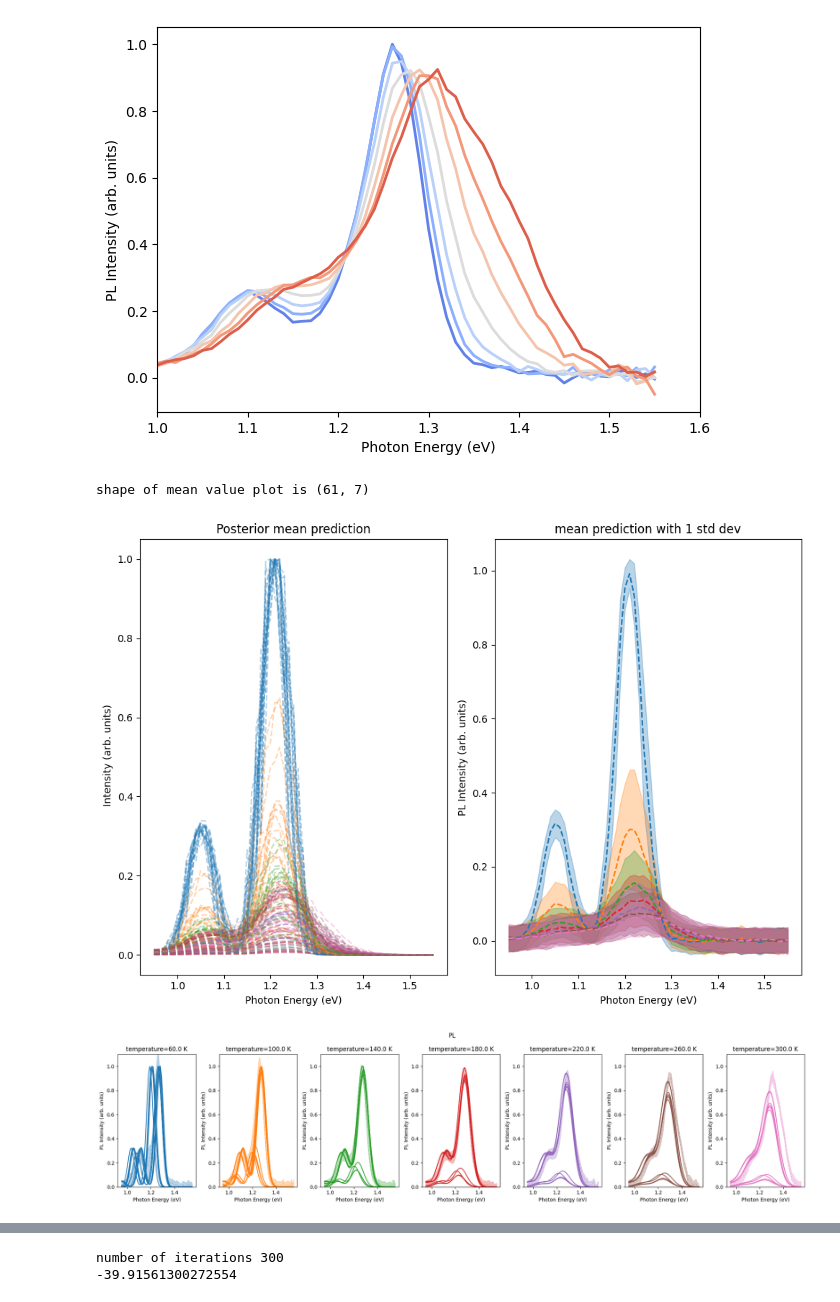
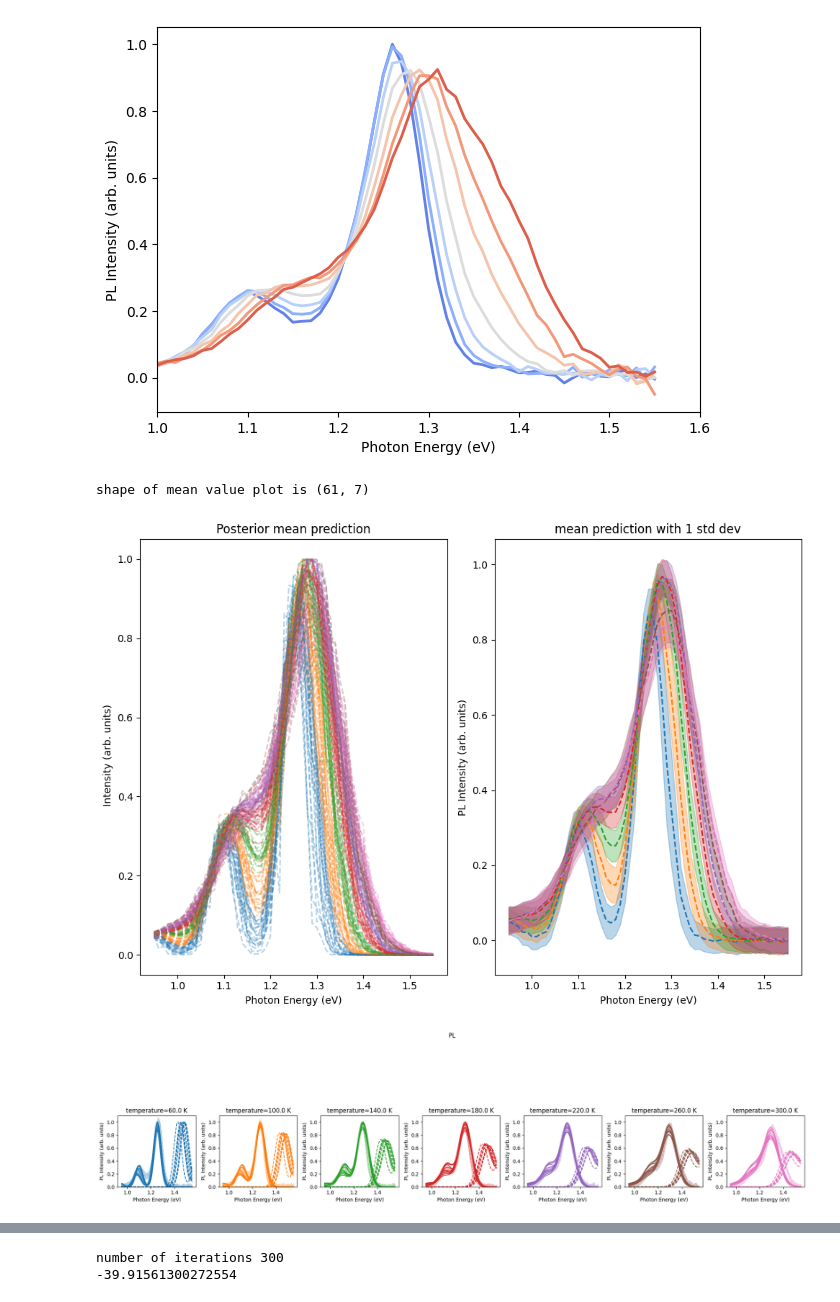
Before and after one commit to mohammedazzouzi15/pl_temp_fit, a Jupyter notebook: notebook/2_analyse_sampling_output_PL.ipynb, the cells around one changed output, grey strips where cells are left out. Drawn from its saved outputs; the diff is of its cells as text; code cells hidden in the pictures.

```diff
--- a/notebook/2_analyse_sampling_output_PL.ipynb
+++ b/notebook/2_analyse_sampling_output_PL.ipynb
@@ -71,5 +66,5 @@ df_all[["csv_name_pl", "num_iteration", "max_log_prob"]]
 # %%
-index_analyse = 4
+index_analyse = 0
 test_id = df_all["test_id"].loc[index_analyse]
 model_config, model_config_save = config_utils.load_model_config(
     test_id, database_folder=databse_path
@@ -151,19 +146,19 @@ ax.set_xlim(1, 1.6)
 (1.0, 1.6)
 [figure]
 # %%
-filter_log_likelihood = "blobs['log_likelihood'] > max(blobs['log_likelihood']) * 3"
+filter_log_likelihood = "blobs['log_likelihood'] > max(blobs['log_likelihood']) * 2"
 
 plot_utils.plot_fit_to_experimental_data(
     model_config_save,
     model_config,
     reader,
     discard=50,
     filter_log_likelihood=filter_log_likelihood,
 )
 # %% [output]
 shape of mean value plot is (61, 7)
-[figure, old version]
+[figure, new version]
-[figure, old version]
+[figure, new version]
 # %%
 importlib.reload(plot_utils)
 plot_utils.plot_distribution(
```
Also changed, not shown: parts of 9 cells of this notebook, 2 other files.
